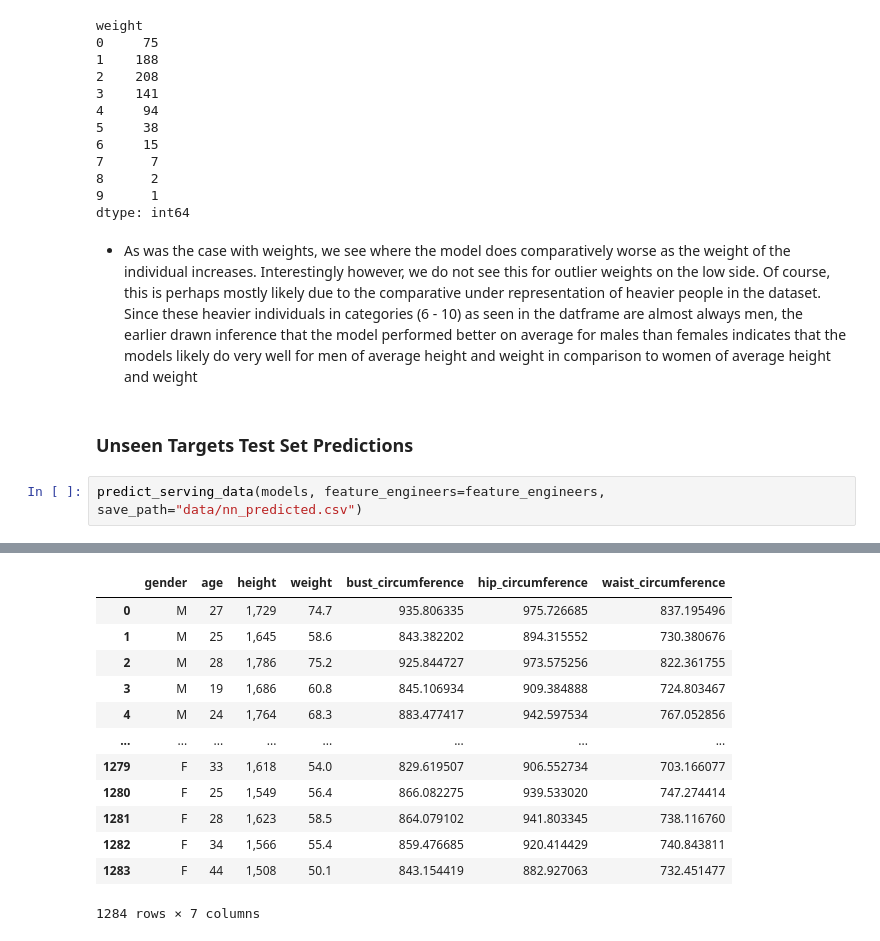
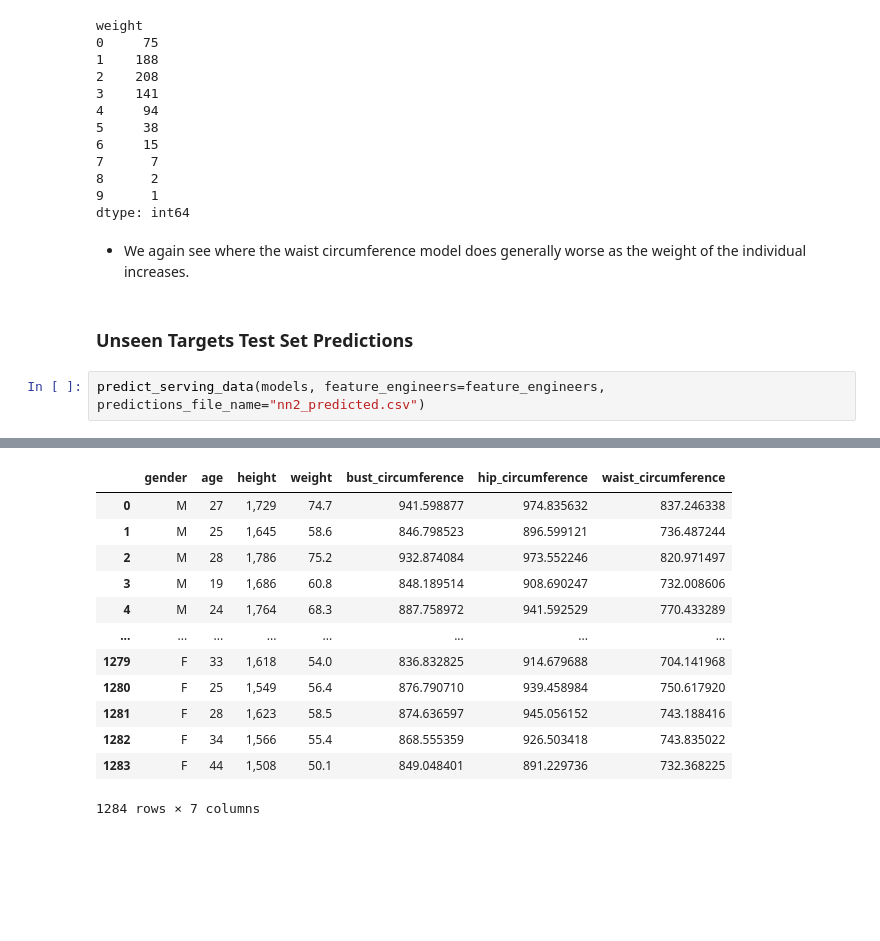
Before and after one commit to Aldion0731/body-shape-predictor, a Jupyter notebook: src/notebooks/n6_nn_2.ipynb, the cells around one changed output, grey strips where cells are left out. Drawn from its saved outputs; the diff is of its cells as text; blank space fills up the shorter version.

```diff
--- a/src/notebooks/n6_nn_2.ipynb
+++ b/src/notebooks/n6_nn_2.ipynb
@@ -331,12 +329,12 @@ weight
 8      2
 9      1
 dtype: int64
-# %% [markdown]
-- As was the case with weights, we see where the model does comparatively worse as the weight of the individual increases. Interestingly however, we do not see this for outlier weights on the low side. Of course, this is perhaps mostly likely due to the comparative under representation of heavier people in the dataset. Since these heavier individuals in categories (6 - 10) as seen in the datframe are almost always men, the earlier drawn inference that the model performed better on average for males than females indicates that the models likely do very well for men of average height and weight in comparison to women of average height and weight
+# %% [markdown]
+- We again see where the waist circumference model does generally worse as the weight of the individual increases.
 # %% [markdown]
 ### Unseen Targets Test Set Predictions
 # %%
-predict_serving_data(models, feature_engineers=feature_engineers, save_path="data/nn_predicted.csv")
+predict_serving_data(models, feature_engineers=feature_engineers, predictions_file_name="nn2_predicted.csv")
 # %% [output]
 No data for train split so split was not scaled.
 No data for val split so split was not scaled.
@@ -346,13 +344,13 @@ No data for val split so split was not scaled.
 |  | gender | age | height | weight | bust_circumference | hip_circumference | waist_circumference |
-| 0 | M | 27 | 1,729 | 74.7 | 935.806335 | 975.726685 | 837.195496 |
-| 1 | M | 25 | 1,645 | 58.6 | 843.382202 | 894.315552 | 730.380676 |
-| 2 | M | 28 | 1,786 | 75.2 | 925.844727 | 973.575256 | 822.361755 |
-| 3 | M | 19 | 1,686 | 60.8 | 845.106934 | 909.384888 | 724.803467 |
-| 4 | M | 24 | 1,764 | 68.3 | 883.477417 | 942.597534 | 767.052856 |
+| 0 | M | 27 | 1,729 | 74.7 | 941.598877 | 974.835632 | 837.246338 |
+| 1 | M | 25 | 1,645 | 58.6 | 846.798523 | 896.599121 | 736.487244 |
+| 2 | M | 28 | 1,786 | 75.2 | 932.874084 | 973.552246 | 820.971497 |
+| 3 | M | 19 | 1,686 | 60.8 | 848.189514 | 908.690247 | 732.008606 |
+| 4 | M | 24 | 1,764 | 68.3 | 887.758972 | 941.592529 | 770.433289 |
 | ... | ... | ... | ... | ... | ... | ... | ... |
-| 1279 | F | 33 | 1,618 | 54.0 | 829.619507 | 906.552734 | 703.166077 |
-| 1280 | F | 25 | 1,549 | 56.4 | 866.082275 | 939.533020 | 747.274414 |
-| 1281 | F | 28 | 1,623 | 58.5 | 864.079102 | 941.803345 | 738.116760 |
-| 1282 | F | 34 | 1,566 | 55.4 | 859.476685 | 920.414429 | 740.843811 |
-| 1283 | F | 44 | 1,508 | 50.1 | 843.154419 | 882.927063 | 732.451477 |
+| 1279 | F | 33 | 1,618 | 54.0 | 836.832825 | 914.679688 | 704.141968 |
+| 1280 | F | 25 | 1,549 | 56.4 | 876.790710 | 939.458984 | 750.617920 |
+| 1281 | F | 28 | 1,623 | 58.5 | 874.636597 | 945.056152 | 743.188416 |
+| 1282 | F | 34 | 1,566 | 55.4 | 868.555359 | 926.503418 | 743.835022 |
+| 1283 | F | 44 | 1,508 | 50.1 | 849.048401 | 891.229736 | 732.368225 |
 1284 rows × 7 columns
```
Also changed, not shown: parts of 16 cells of this notebook, 11 other files.
